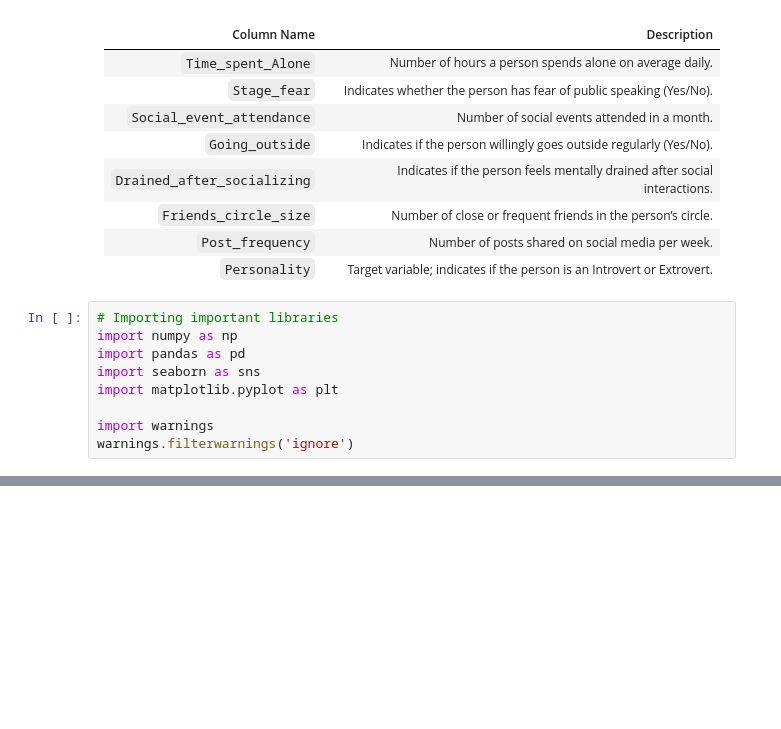
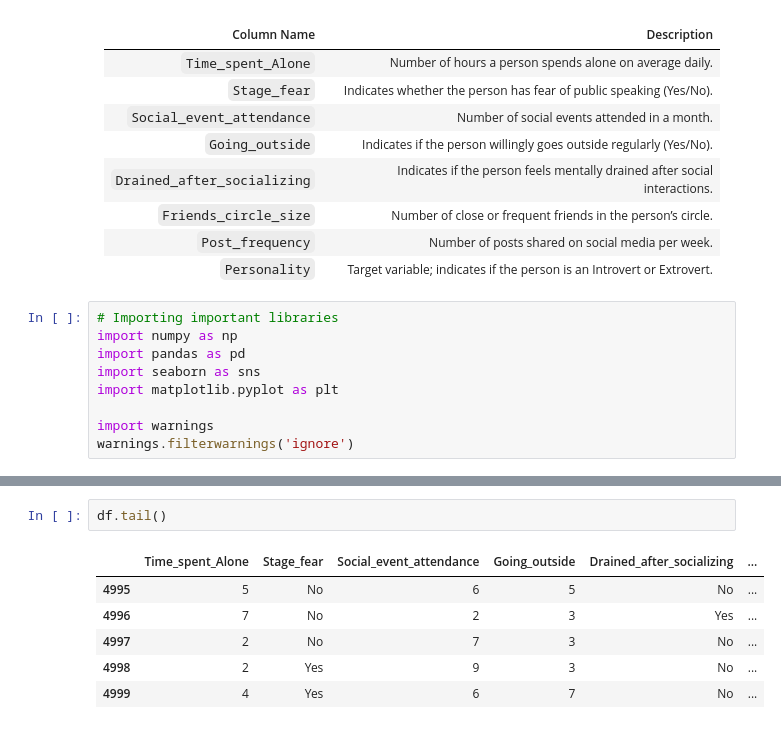
Before and after one commit to rizz045/Predicting-Personality-Traits-Using-Social-Behavior-Patterns, a Jupyter notebook: Personality_Prediction_Using_ML.ipynb, the cells around one changed output, grey strips where cells are left out. Saved outputs shown, nothing was run; the diff lists cells and outputs as text; blank space fills up the shorter version.

```diff
--- a/Personality_Prediction_Using_ML.ipynb
+++ b/Personality_Prediction_Using_ML.ipynb
@@ -24,0 +39,9 @@ warnings.filterwarnings('ignore')
+# %%
+df.tail()
+# %% [output]
+|  | Time_spent_Alone | Stage_fear | Social_event_attendance | Going_outside | Drained_after_socializing | ... |
+| 4995 | 5 | No | 6 | 5 | No | ... |
+| 4996 | 7 | No | 2 | 3 | Yes | ... |
+| 4997 | 2 | No | 7 | 3 | No | ... |
+| 4998 | 2 | Yes | 9 | 3 | No | ... |
+| 4999 | 4 | Yes | 6 | 7 | No | ... |
```
Also changed, not shown: parts of 2 cells of this notebook.
